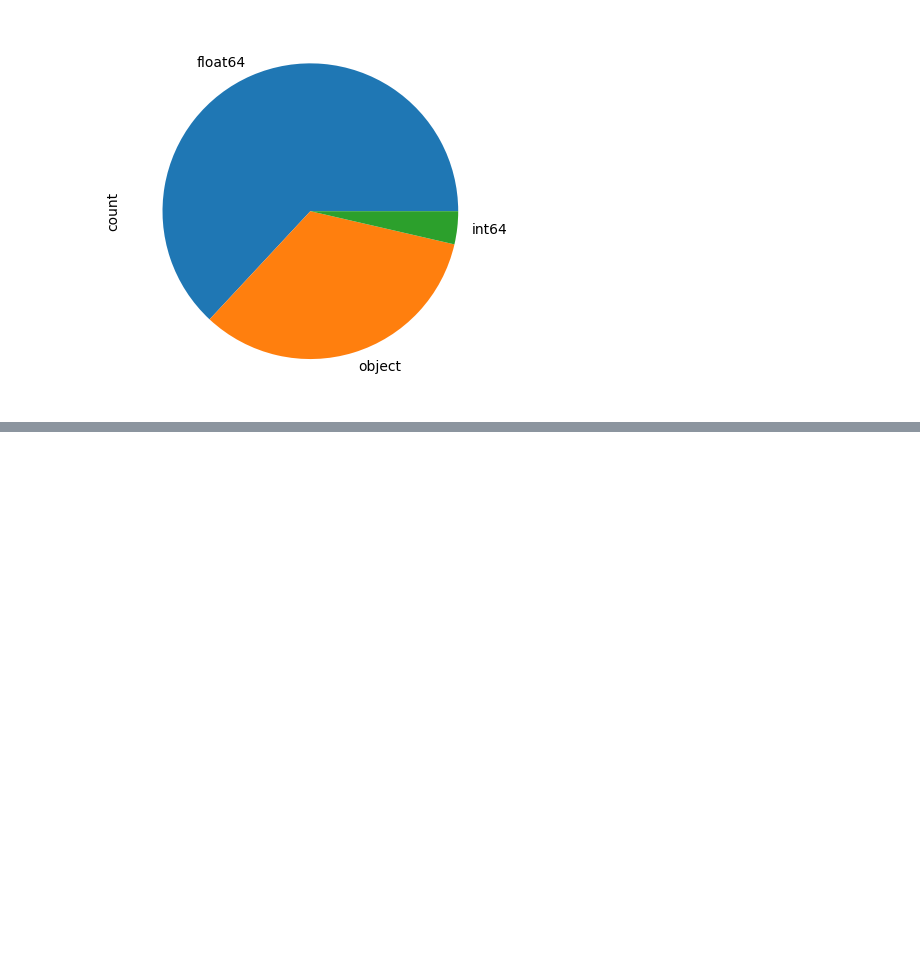
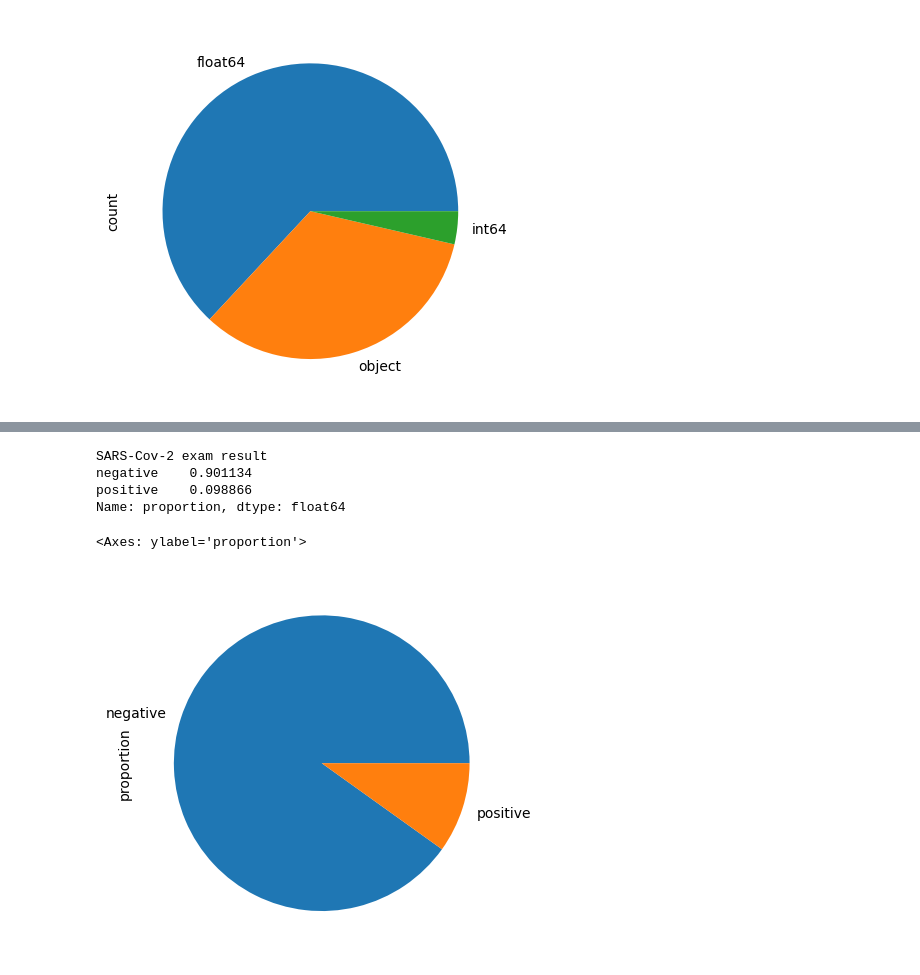
Before and after one commit to KHARBOUCHEBilal/Covid_2019_ML, a Jupyter notebook: run.ipynb, the cells around one changed output, grey strips where cells are left out. Drawn from its saved outputs; the diff is of its cells as text; code cells hidden in the pictures; blank space fills up the shorter version.

```diff
--- a/run.ipynb
+++ b/run.ipynb
@@ -81,0 +130,10 @@ df = data.copy()
+# %%
+print(df['SARS-Cov-2 exam result'].value_counts(normalize=True)) # Pie chart of target variable
+df['SARS-Cov-2 exam result'].value_counts(normalize=True).plot.pie()
+# %% [output]
+SARS-Cov-2 exam result
+negative    0.901134
+positive    0.098866
+Name: proportion, dtype: float64
+<Axes: ylabel='proportion'>
+[figure, added]
```
Also changed, not shown: parts of 24 cells of this notebook.
